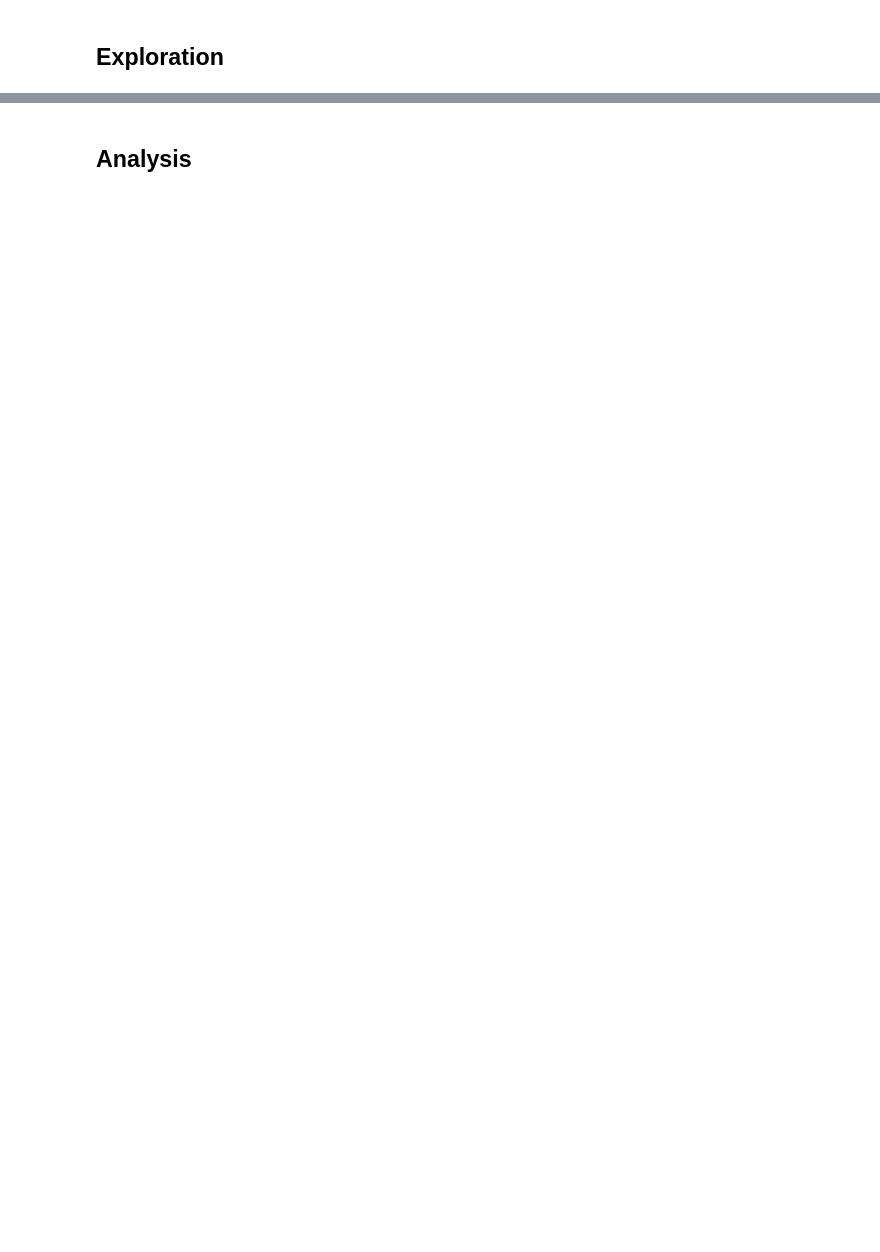
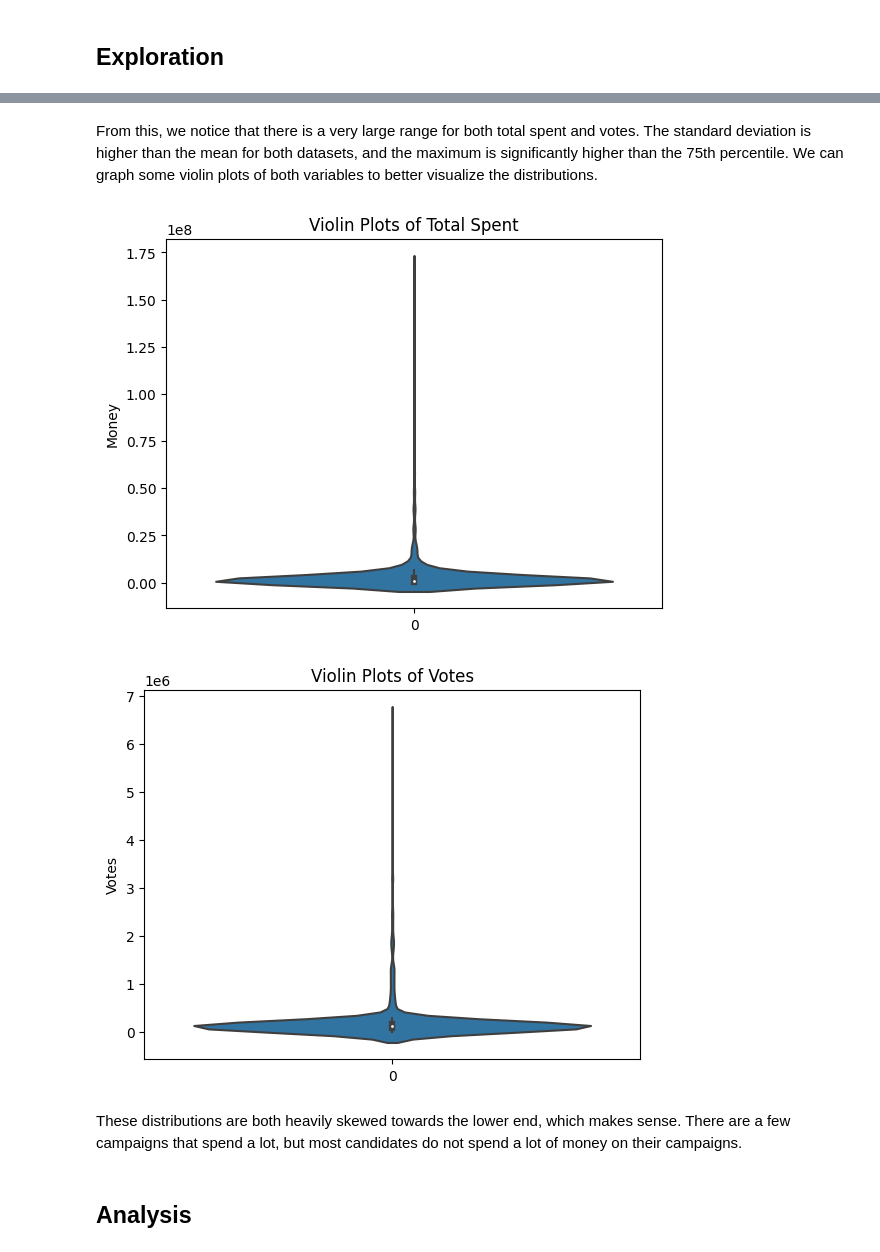
Before and after one commit to tonywu315/campaign-finance, a Jupyter notebook: analysis.ipynb, the cells around one changed output, grey strips where cells are left out. Drawn from its saved outputs; the diff is of its cells as text; code cells hidden in the pictures; blank space fills up the shorter version.

```diff
--- a/analysis.ipynb
+++ b/analysis.ipynb
@@ -211,2 +332,23 @@ data_df
+# %% [markdown]
+From this, we notice that there is a very large range for both total spent and votes. The standard deviation is higher than the mean for both datasets, and the maximum is significantly higher than the 75th percentile. We can graph some violin plots of both variables to better visualize the distributions.
+# %%
+# Violin plot of total spent
+sns.violinplot(data=data_df["total_spent"]).set(
+    title="Violin Plots of Total Spent",
+    ylabel="Money",
+)
+plt.show()
+
+# Violin plot of votes
+sns.violinplot(data=data_df["votes"]).set(
+    title="Violin Plots of Votes",
+    ylabel="Votes",
+)
+plt.show()
+# %% [output]
+[figure, added]
+[figure, added]
+# %% [markdown]
+These distributions are both heavily skewed towards the lower end, which makes sense. There are a few campaigns that spend a lot, but most candidates do not spend a lot of money on their campaigns.
 # %% [markdown]
 ## Analysis
```
Also changed, not shown: parts of 58 cells of this notebook, 7 other files.
